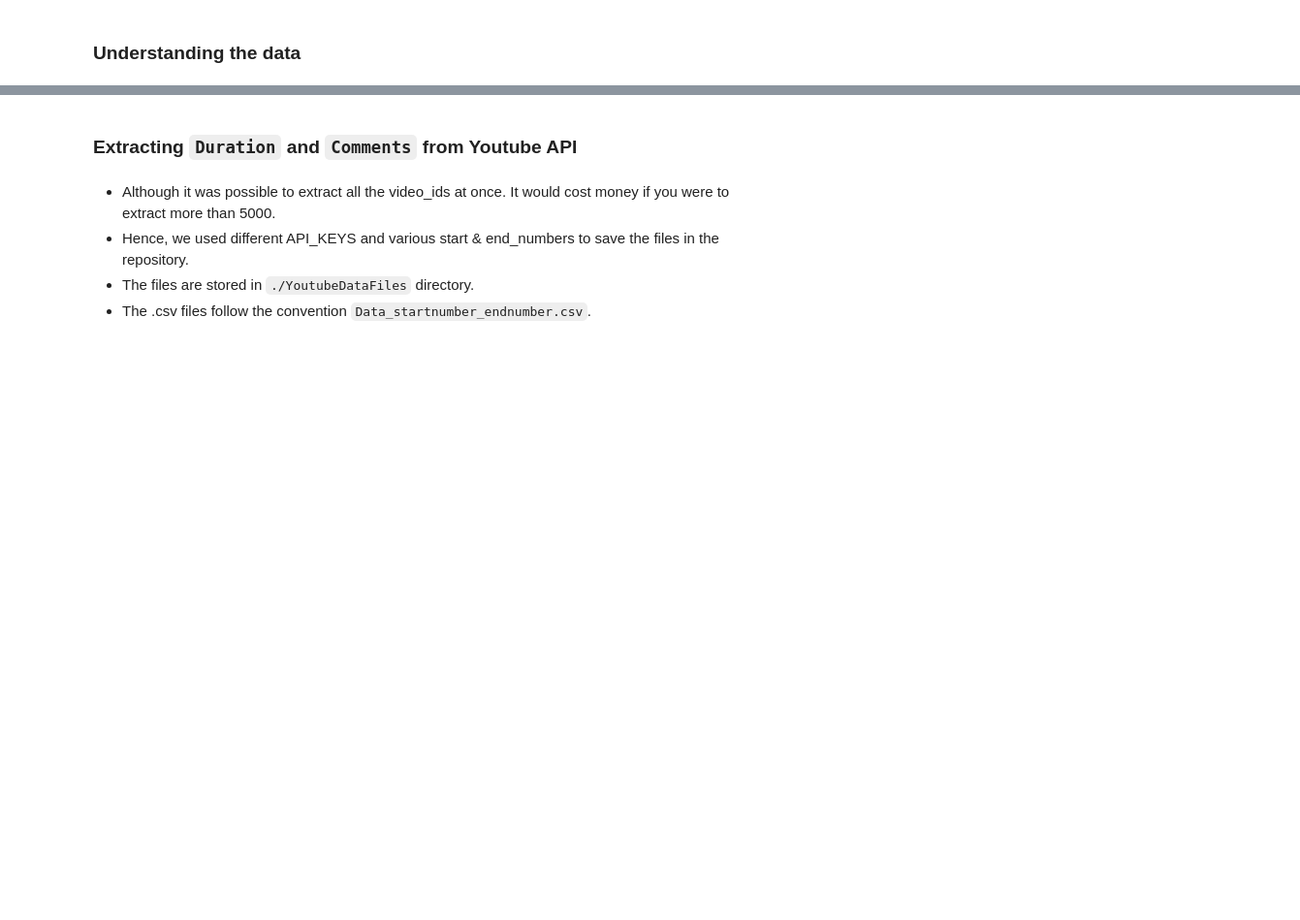
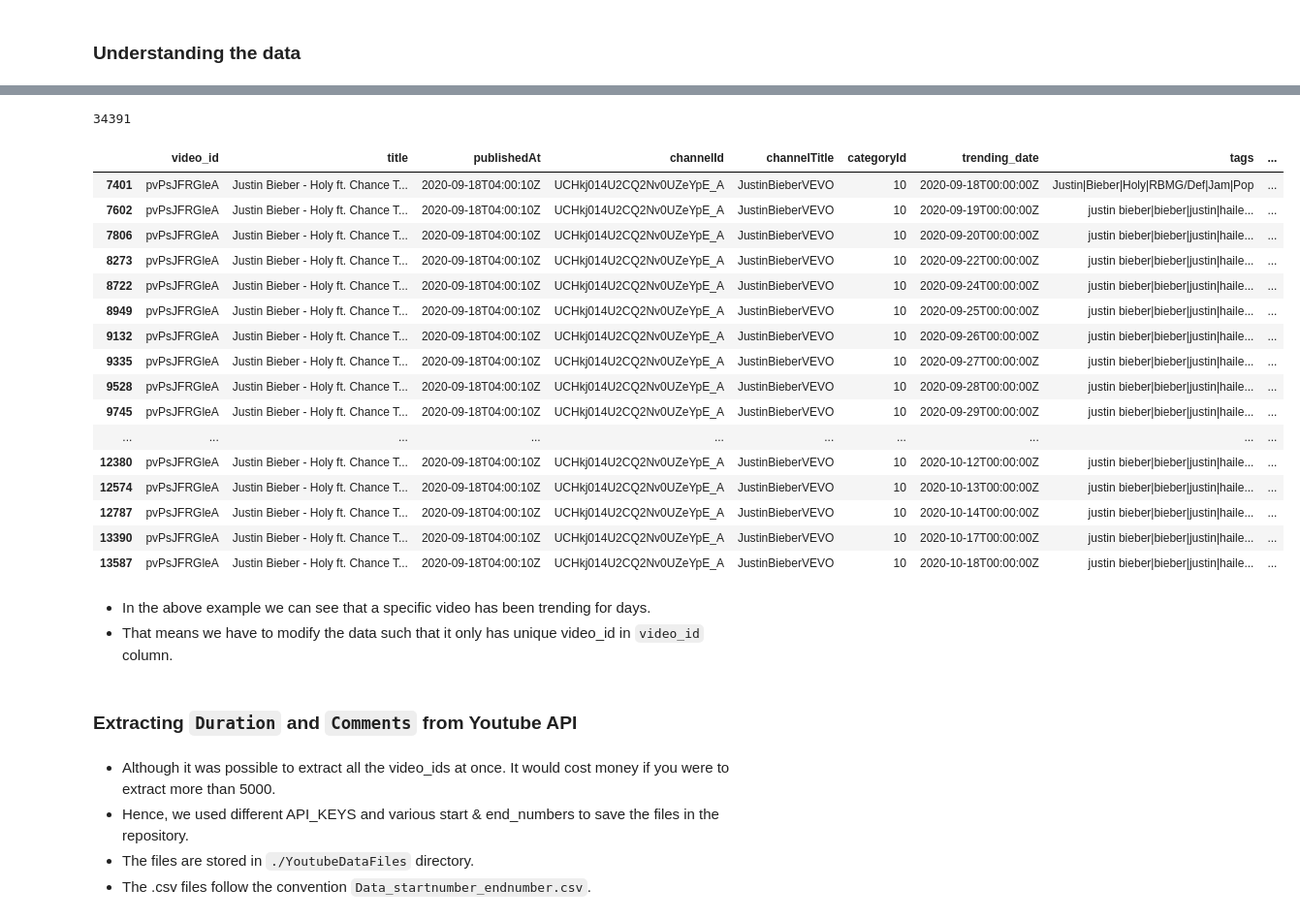
Before and after one commit to VamshiKrishna-1/Youtube_Video_Analysis_and_Prediction, a Jupyter notebook: FinalProject606.ipynb, the cells around one changed output, grey strips where cells are left out. Shown: that part at 97% size. Cells and saved outputs as stored; diff of their text form; code cells hidden in the pictures; blank space fills up the shorter version.

```diff
--- a/FinalProject606.ipynb
+++ b/FinalProject606.ipynb
@@ -187,3 +193,35 @@ We can see that there are around 10% missing values in `description` column and
+# %%
+# Let's check the unique video_ids in the `video_id` column
+data['video_id'].nunique()
+# %% [output]
+34391
+# %%
+# This code shows an example of how a randomly chosen video_id has continuous trending_dates
+example_id = data['video_id'].value_counts().sort_values(ascending = False).index[np.random.randint(10,20)]
+
+df=data[data['video_id'] == example_id]
+df
+# %% [output]
+|  | video_id | title | publishedAt | channelId | channelTitle | categoryId | trending_date | tags | ... |
+| 7401 | pvPsJFRGleA | Justin Bieber - Holy ft. Chance T... | 2020-09-18T04:00:10Z | UCHkj014U2CQ2Nv0UZeYpE_A | JustinBieberVEVO | 10 | 2020-09-18T00:00:00Z | Justin|Bieber|Holy|RBMG/Def|Jam|Pop | ... |
+| 7602 | pvPsJFRGleA | Justin Bieber - Holy ft. Chance T... | 2020-09-18T04:00:10Z | UCHkj014U2CQ2Nv0UZeYpE_A | JustinBieberVEVO | 10 | 2020-09-19T00:00:00Z | justin bieber|bieber|justin|haile... | ... |
+| 7806 | pvPsJFRGleA | Justin Bieber - Holy ft. Chance T... | 2020-09-18T04:00:10Z | UCHkj014U2CQ2Nv0UZeYpE_A | JustinBieberVEVO | 10 | 2020-09-20T00:00:00Z | justin bieber|bieber|justin|haile... | ... |
+| 8273 | pvPsJFRGleA | Justin Bieber - Holy ft. Chance T... | 2020-09-18T04:00:10Z | UCHkj014U2CQ2Nv0UZeYpE_A | JustinBieberVEVO | 10 | 2020-09-22T00:00:00Z | justin bieber|bieber|justin|haile... | ... |
+| 8722 | pvPsJFRGleA | Justin Bieber - Holy ft. Chance T... | 2020-09-18T04:00:10Z | UCHkj014U2CQ2Nv0UZeYpE_A | JustinBieberVEVO | 10 | 2020-09-24T00:00:00Z | justin bieber|bieber|justin|haile... | ... |
+| 8949 | pvPsJFRGleA | Justin Bieber - Holy ft. Chance T... | 2020-09-18T04:00:10Z | UCHkj014U2CQ2Nv0UZeYpE_A | JustinBieberVEVO | 10 | 2020-09-25T00:00:00Z | justin bieber|bieber|justin|haile... | ... |
+| 9132 | pvPsJFRGleA | Justin Bieber - Holy ft. Chance T... | 2020-09-18T04:00:10Z | UCHkj014U2CQ2Nv0UZeYpE_A | JustinBieberVEVO | 10 | 2020-09-26T00:00:00Z | justin bieber|bieber|justin|haile... | ... |
+| 9335 | pvPsJFRGleA | Justin Bieber - Holy ft. Chance T... | 2020-09-18T04:00:10Z | UCHkj014U2CQ2Nv0UZeYpE_A | JustinBieberVEVO | 10 | 2020-09-27T00:00:00Z | justin bieber|bieber|justin|haile... | ... |
+| 9528 | pvPsJFRGleA | Justin Bieber - Holy ft. Chance T... | 2020-09-18T04:00:10Z | UCHkj014U2CQ2Nv0UZeYpE_A | JustinBieberVEVO | 10 | 2020-09-28T00:00:00Z | justin bieber|bieber|justin|haile... | ... |
+| 9745 | pvPsJFRGleA | Justin Bieber - Holy ft. Chance T... | 2020-09-18T04:00:10Z | UCHkj014U2CQ2Nv0UZeYpE_A | JustinBieberVEVO | 10 | 2020-09-29T00:00:00Z | justin bieber|bieber|justin|haile... | ... |
+| ... | ... | ... | ... | ... | ... | ... | ... | ... | ... |
+| 12380 | pvPsJFRGleA | Justin Bieber - Holy ft. Chance T... | 2020-09-18T04:00:10Z | UCHkj014U2CQ2Nv0UZeYpE_A | JustinBieberVEVO | 10 | 2020-10-12T00:00:00Z | justin bieber|bieber|justin|haile... | ... |
+| 12574 | pvPsJFRGleA | Justin Bieber - Holy ft. Chance T... | 2020-09-18T04:00:10Z | UCHkj014U2CQ2Nv0UZeYpE_A | JustinBieberVEVO | 10 | 2020-10-13T00:00:00Z | justin bieber|bieber|justin|haile... | ... |
+| 12787 | pvPsJFRGleA | Justin Bieber - Holy ft. Chance T... | 2020-09-18T04:00:10Z | UCHkj014U2CQ2Nv0UZeYpE_A | JustinBieberVEVO | 10 | 2020-10-14T00:00:00Z | justin bieber|bieber|justin|haile... | ... |
+| 13390 | pvPsJFRGleA | Justin Bieber - Holy ft. Chance T... | 2020-09-18T04:00:10Z | UCHkj014U2CQ2Nv0UZeYpE_A | JustinBieberVEVO | 10 | 2020-10-17T00:00:00Z | justin bieber|bieber|justin|haile... | ... |
+| 13587 | pvPsJFRGleA | Justin Bieber - Holy ft. Chance T... | 2020-09-18T04:00:10Z | UCHkj014U2CQ2Nv0UZeYpE_A | JustinBieberVEVO | 10 | 2020-10-18T00:00:00Z | justin bieber|bieber|justin|haile... | ... |
+# %% [markdown]
+- In the above example we can see that a specific video has been trending for days.
+- That means we have to modify the data such that it only has unique video_id in `video_id` column.
 # %% [markdown]
 ### Extracting `Duration` and `Comments` from Youtube API
 # %%
```
Also changed, not shown: parts of 24 cells of this notebook.
